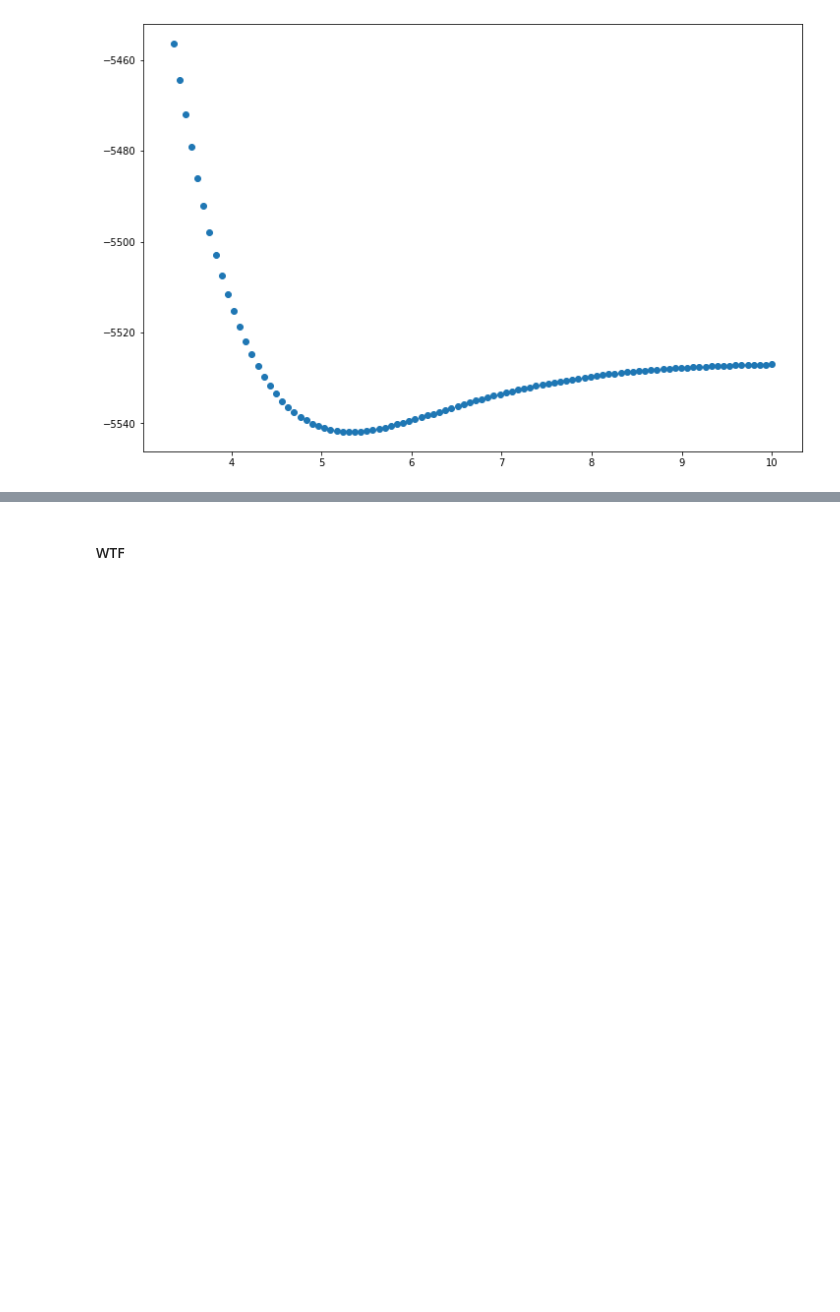
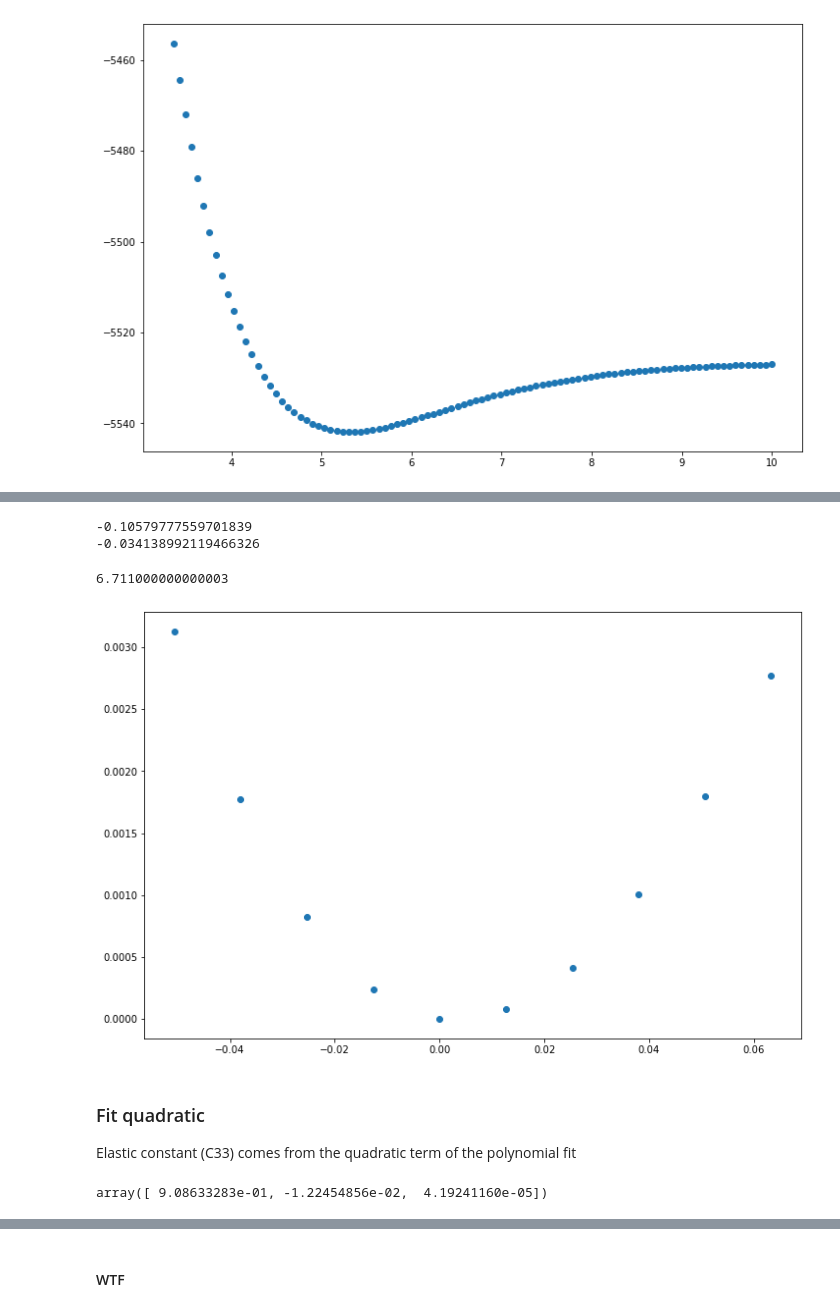
Before and after one commit to atlas-nano/ml-potential, a Jupyter notebook: pymatgen_test/graphite_strains.ipynb, the cells around one changed output, grey strips where cells are left out. Drawn from its saved outputs; the diff is of its cells as text; code cells hidden in the pictures; blank space fills up the shorter version.

Commit message:
elastic constant analysis

```diff
--- a/pymatgen_test/graphite_strains.ipynb
+++ b/pymatgen_test/graphite_strains.ipynb
@@ -106,0 +152,29 @@ Bottom of well = [5.301690000000002]
+# %%
+# bottom of well occurs at strains[29] or -21% deformation
+dE1 = energies[29] - energies[28]
+dE11 = energies[29] - energies[30]
+
+d = 0.06711
+V = 250.882
+
+pos_C33 = 2*(dE1 / V) / d**2
+neg_C33 = 2*(dE11 / V) / d**2
+print(pos_C33)
+print(neg_C33)
+# %% [output]
+-0.10579777559701839
+-0.034138992119466326
+# %%
+z_distance[50]
+# %% [output]
+6.711000000000003
+# %%
+dEV = [(e - energies[29])/250.882 for e in energies]
+delta = [-(z_distance[29] - d) / z_distance[29] for d in z_distance]
+
+plt.figure(figsize=(12,8))
+# plt.scatter(delta[20:40],dEV[20:40])
+plt.scatter(delta[25:35],dEV[25:35])
+plt.show()
+# %% [output]
+[figure, added]
@@ -106,0 +190,4 @@ Bottom of well = [5.301690000000002]
+# %% [markdown]
+### Fit quadratic
+
+Elastic constant (C33) comes from the quadratic term of the polynomial fit
@@ -106,0 +196,4 @@ Bottom of well = [5.301690000000002]
+# %%
+fit
+# %% [output]
+array([ 9.08633283e-01, -1.22454856e-02,  4.19241160e-05])
```
Also changed, not shown: parts of 14 cells of this notebook, 4 other files.
